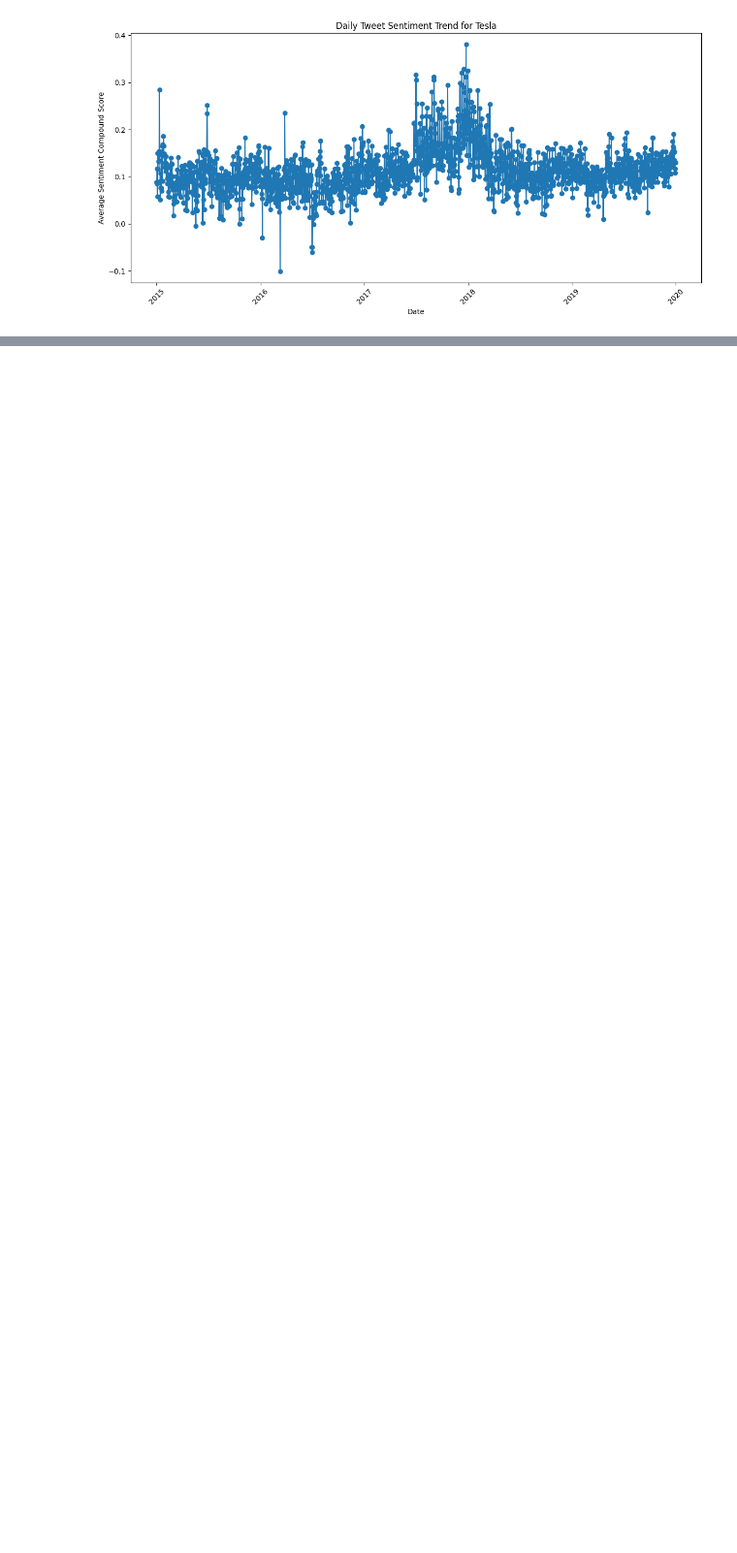
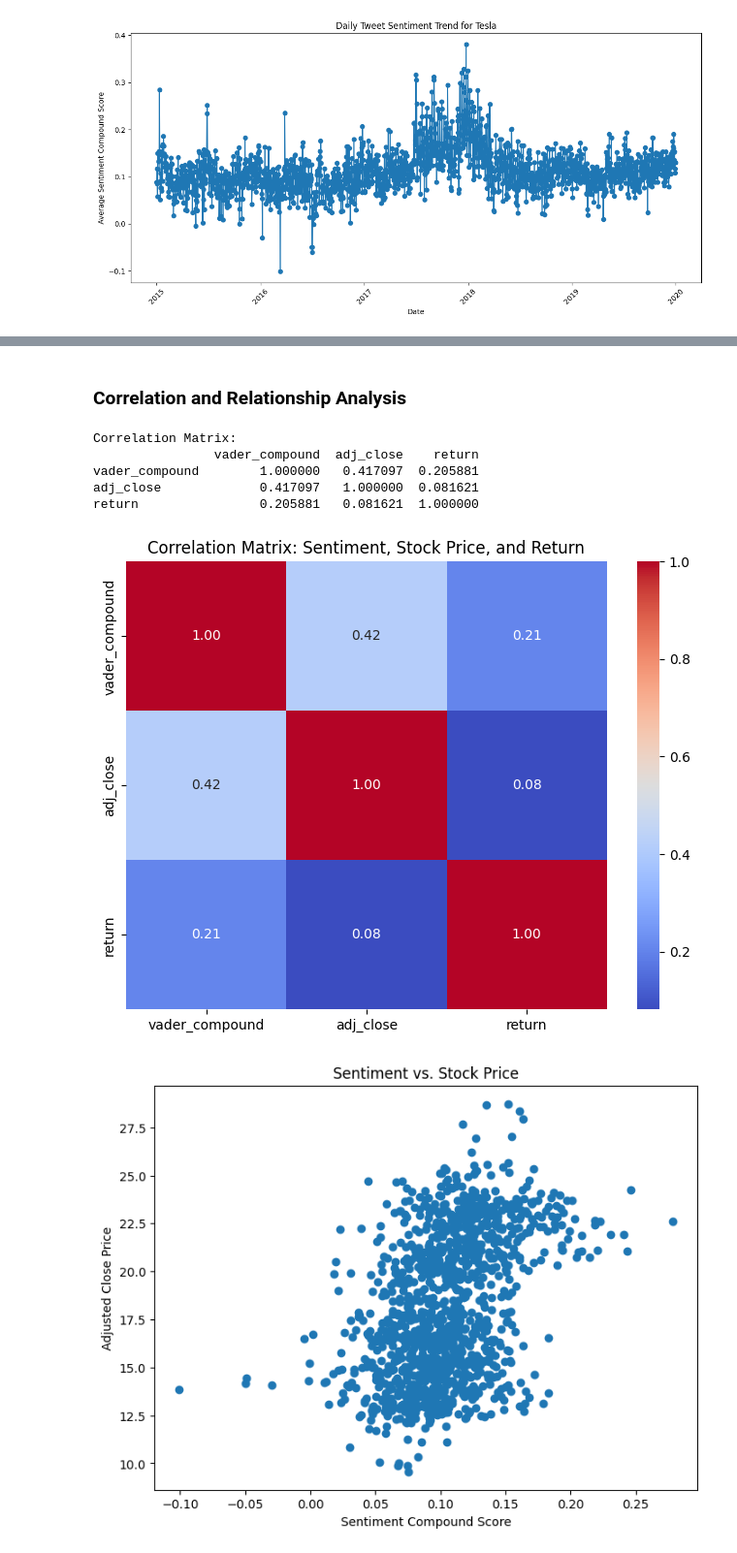
Before and after one commit to hish-school-work/Math509-project, a Jupyter notebook: Project509.ipynb, the cells around one changed output, grey strips where cells are left out. Shown at 97% size. Saved outputs shown, nothing was run; the diff lists cells and outputs as text; code cells hidden in the pictures; blank space fills up the shorter version.

```diff
--- a/Project509.ipynb
+++ b/Project509.ipynb
@@ -406,0 +442,39 @@ plot_sentiment_trends(result['daily_sentiment'])
+# %% [markdown]
+### Correlation and Relationship Analysis
+# %%
+# Calculate the correlation between sentiment and stock metrics
+correlation_matrix = aligned_df[['vader_compound', 'adj_close', 'return']].corr()
+
+# Print the correlation matrix
+print("Correlation Matrix:")
+print(correlation_matrix)
+
+# Create a heatmap of the correlation matrix
+plt.figure(figsize=(8, 6))
+sns.heatmap(correlation_matrix, annot=True, cmap='coolwarm', fmt=".2f")
+plt.title('Correlation Matrix: Sentiment, Stock Price, and Return')
+plt.show()
+
+# Scatter plot of sentiment vs. stock price
+plt.figure(figsize=(8, 6))
+plt.scatter(aligned_df['vader_compound'], aligned_df['adj_close'])
+plt.title('Sentiment vs. Stock Price')
+plt.xlabel('Sentiment Compound Score')
+plt.ylabel('Adjusted Close Price')
+plt.show()
+
+# Scatter plot of sentiment vs. stock return
+plt.figure(figsize=(8, 6))
+plt.scatter(aligned_df['vader_compound'], aligned_df['return'])
+plt.title('Sentiment vs. Stock Return')
+plt.xlabel('Sentiment Compound Score')
+plt.ylabel('Daily Return')
+plt.show()
+# %% [output]
+Correlation Matrix:
+                vader_compound  adj_close    return
+vader_compound        1.000000   0.417097  0.205881
+adj_close             0.417097   1.000000  0.081621
+return                0.205881   0.081621  1.000000
+[figure, added]
+[figure, added]
```
Also changed, not shown: parts of 20 cells of this notebook.
